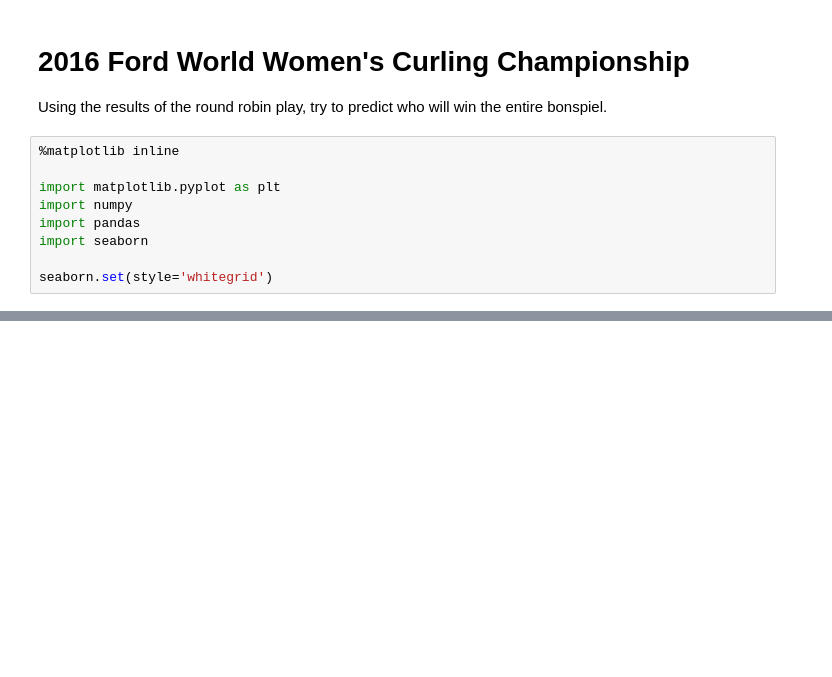
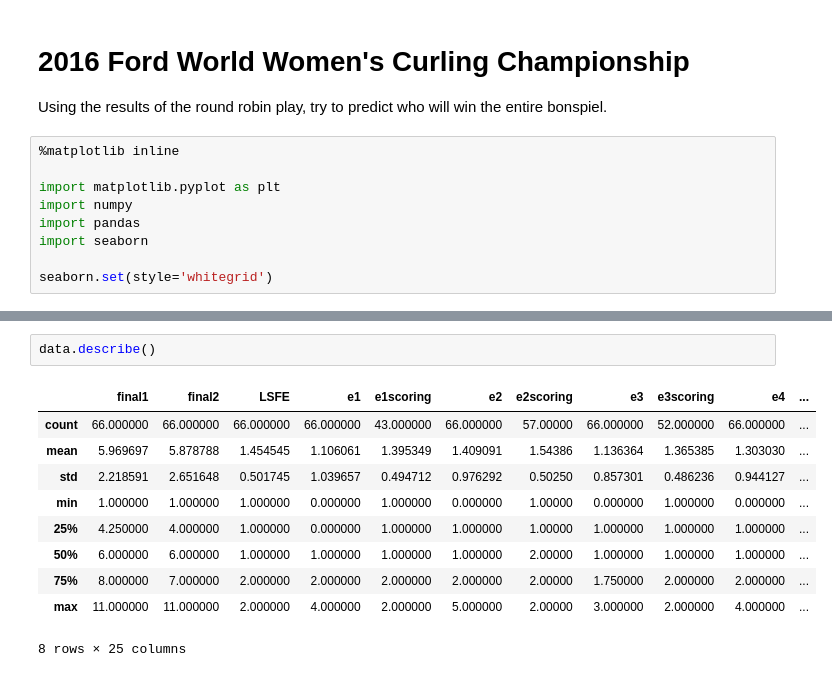
Before and after one commit to mmoran0032/curling, a Jupyter notebook: 2016Ford.ipynb, the cells around one changed output, grey strips where cells are left out. Saved outputs shown, nothing was run; the diff lists cells and outputs as text; blank space fills up the shorter version.

```diff
--- a/2016Ford.ipynb
+++ b/2016Ford.ipynb
@@ -27 +27,14 @@ data.head()
 5 rows × 27 columns
+# %%
+data.describe()
+# %% [output]
+|  | final1 | final2 | LSFE | e1 | e1scoring | e2 | e2scoring | e3 | e3scoring | e4 | ... |
+| count | 66.000000 | 66.000000 | 66.000000 | 66.000000 | 43.000000 | 66.000000 | 57.00000 | 66.000000 | 52.000000 | 66.000000 | ... |
+| mean | 5.969697 | 5.878788 | 1.454545 | 1.106061 | 1.395349 | 1.409091 | 1.54386 | 1.136364 | 1.365385 | 1.303030 | ... |
+| std | 2.218591 | 2.651648 | 0.501745 | 1.039657 | 0.494712 | 0.976292 | 0.50250 | 0.857301 | 0.486236 | 0.944127 | ... |
+| min | 1.000000 | 1.000000 | 1.000000 | 0.000000 | 1.000000 | 0.000000 | 1.00000 | 0.000000 | 1.000000 | 0.000000 | ... |
+| 25% | 4.250000 | 4.000000 | 1.000000 | 0.000000 | 1.000000 | 1.000000 | 1.00000 | 1.000000 | 1.000000 | 1.000000 | ... |
+| 50% | 6.000000 | 6.000000 | 1.000000 | 1.000000 | 1.000000 | 1.000000 | 2.00000 | 1.000000 | 1.000000 | 1.000000 | ... |
+| 75% | 8.000000 | 7.000000 | 2.000000 | 2.000000 | 2.000000 | 2.000000 | 2.00000 | 1.750000 | 2.000000 | 2.000000 | ... |
+| max | 11.000000 | 11.000000 | 2.000000 | 4.000000 | 2.000000 | 5.000000 | 2.00000 | 3.000000 | 2.000000 | 4.000000 | ... |
+8 rows × 25 columns
```
Also changed, not shown: parts of 11 cells of this notebook, 1 other file.
